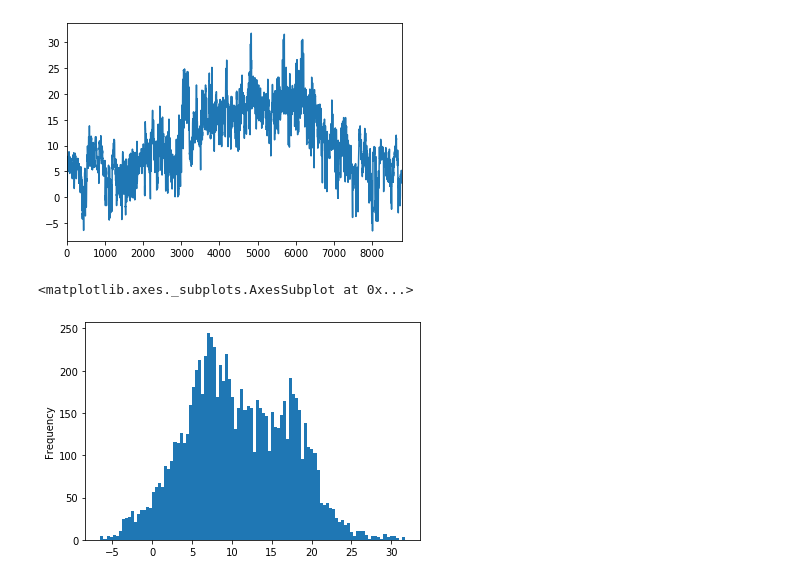
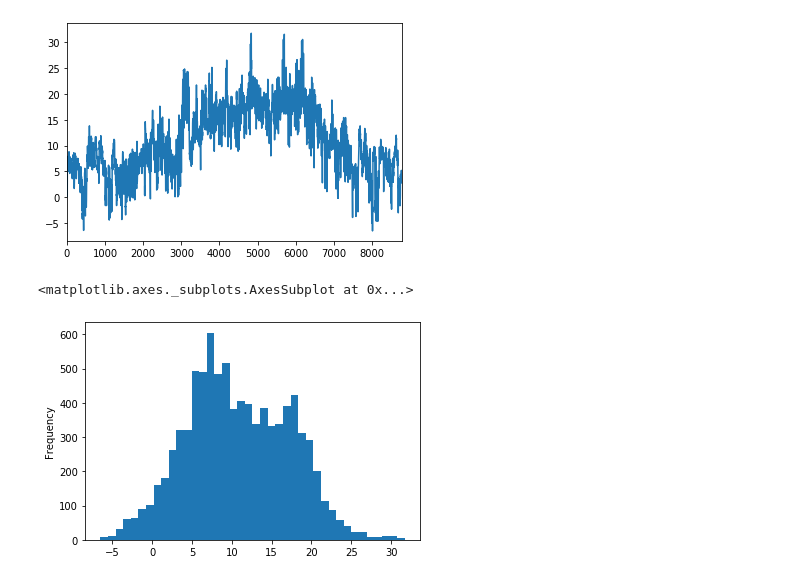
Before and after one commit to qbaiprzyjaciele/statistics-and-datascience, a Jupyter notebook: PandasCourse/CourseExamples.ipynb, the cells around one changed output. Saved outputs shown, nothing was run; the diff lists cells and outputs as text; code cells hidden in the pictures.

```diff
--- a/PandasCourse/CourseExamples.ipynb
+++ b/PandasCourse/CourseExamples.ipynb
@@ -82,7 +82,7 @@ df['TEMP'].plot()
 <matplotlib.axes._subplots.AxesSubplot at 0x...>
 [figure]
 # %%
-df['TEMP'].plot.hist(bins=100)
+df['TEMP'].plot.hist(bins=40)
 # %% [output]
 <matplotlib.axes._subplots.AxesSubplot at 0x...>
-[figure, old version]
+[figure, new version]
```
Also changed, not shown: parts of 9 cells of this notebook.
